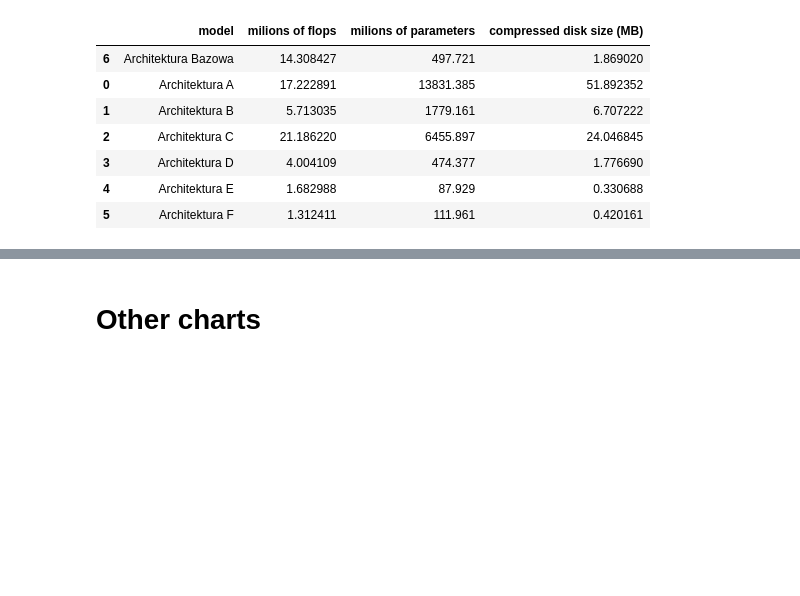
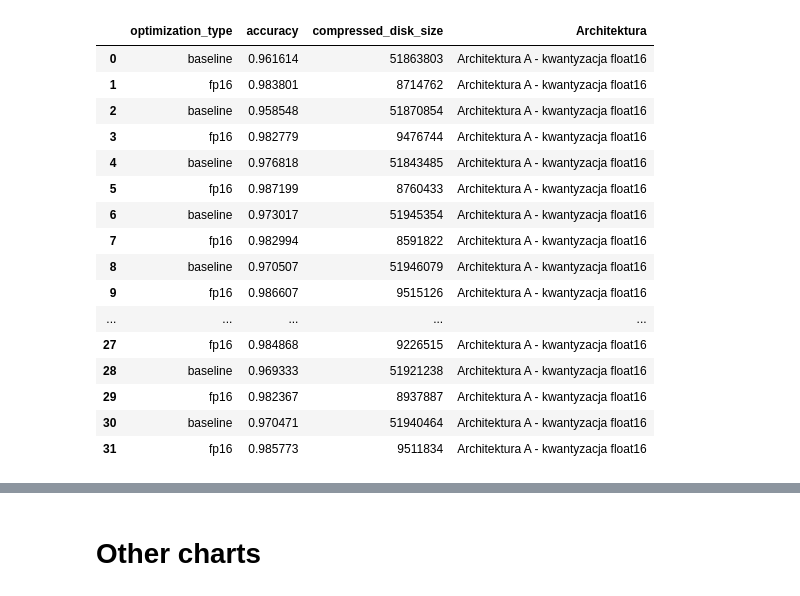
Before and after one commit to WestedCrean/master-thesis, a Jupyter notebook: notebooks/results_analysis/summary_phcd_quantization.ipynb, the cells around one changed output, grey strips where cells are left out. Saved outputs shown, nothing was run; the diff lists cells and outputs as text; code cells hidden in the pictures; blank space fills up the shorter version.

```diff
--- a/notebooks/results_analysis/summary_phcd_quantization.ipynb
+++ b/notebooks/results_analysis/summary_phcd_quantization.ipynb
@@ -157,25 +1,48 @@ summary_df
-# %%
-final_summary = summary_df[["model", "milions of flops", "milions of parameters", "compressed disk size (MB)"]]
-
-# sort like this: Baseline, A, B, C, D, E, F
-
-final_summary = final_summary.sort_values(by=["model"], key=lambda x: x.map({
-    "Architektura Bazowa": 0,
-    "Architektura A": 1,
-    "Architektura B": 2,
-    "Architektura C": 3,
-    "Architektura D": 4,
-    "Architektura E": 5,
-    "Architektura F": 6
-}))
-
-final_summary
-# %% [output]
-|  | model | milions of flops | milions of parameters | compressed disk size (MB) |
-| 6 | Architektura Bazowa | 14.308427 | 497.721 | 1.869020 |
-| 0 | Architektura A | 17.222891 | 13831.385 | 51.892352 |
-| 1 | Architektura B | 5.713035 | 1779.161 | 6.707222 |
-| 2 | Architektura C | 21.186220 | 6455.897 | 24.046845 |
-| 3 | Architektura D | 4.004109 | 474.377 | 1.776690 |
-| 4 | Architektura E | 1.682988 | 87.929 | 0.330688 |
-| 5 | Architektura F | 1.312411 | 111.961 | 0.420161 |
+# %%
+import wandb
+import pandas as pd
+import pathlib
+
+import matplotlib.pyplot as plt
+import seaborn as sns
+
+sns.set_style("whitegrid")
+
+
+data_dir = pathlib.Path("./results/quantization")
+data_dir_phcd_paper = pathlib.Path("./results/phcd_paper")
+
+arch_1 = pd.read_csv(data_dir / "optimalization_results_arch-1.csv")
+arch_2 = pd.read_csv(data_dir / "optimalization_results_arch-2.csv")
+arch_7 = pd.read_csv(data_dir / "optimalization_results_arch-7.csv")
+arch_baseline = pd.read_csv(data_dir / "optimalization_results_arch-baseline.csv")
+
+arch_1 = arch_1[['optimization_type', 'accuracy', 'compressed_disk_size']]
+arch_2 = arch_2[['optimization_type', 'accuracy', 'compressed_disk_size']]
+arch_7 = arch_7[['optimization_type', 'accuracy', 'compressed_disk_size']]
+arch_baseline = arch_baseline[['optimization_type', 'accuracy', 'compressed_disk_size']]
+
+arch_1['Architektura'] = 'Architektura A - kwantyzacja float16'
+arch_2['Architektura'] = 'Architektura B - kwantyzacja float16'
+arch_7['Architektura'] = 'Architektura F - kwantyzacja float16'
+arch_baseline['Architektura'] = 'Architektura Bazowa - kwantyzacja float16'
+
+arch_1
+# %% [output]
+|  | optimization_type | accuracy | compressed_disk_size | Architektura |
+| 0 | baseline | 0.961614 | 51863803 | Architektura A - kwantyzacja float16 |
+| 1 | fp16 | 0.983801 | 8714762 | Architektura A - kwantyzacja float16 |
+| 2 | baseline | 0.958548 | 51870854 | Architektura A - kwantyzacja float16 |
+| 3 | fp16 | 0.982779 | 9476744 | Architektura A - kwantyzacja float16 |
+| 4 | baseline | 0.976818 | 51843485 | Architektura A - kwantyzacja float16 |
+| 5 | fp16 | 0.987199 | 8760433 | Architektura A - kwantyzacja float16 |
+| 6 | baseline | 0.973017 | 51945354 | Architektura A - kwantyzacja float16 |
+| 7 | fp16 | 0.982994 | 8591822 | Architektura A - kwantyzacja float16 |
+| 8 | baseline | 0.970507 | 51946079 | Architektura A - kwantyzacja float16 |
+| 9 | fp16 | 0.986607 | 9515126 | Architektura A - kwantyzacja float16 |
+| ... | ... | ... | ... | ... |
+| 27 | fp16 | 0.984868 | 9226515 | Architektura A - kwantyzacja float16 |
+| 28 | baseline | 0.969333 | 51921238 | Architektura A - kwantyzacja float16 |
+| 29 | fp16 | 0.982367 | 8937887 | Architektura A - kwantyzacja float16 |
+| 30 | baseline | 0.970471 | 51940464 | Architektura A - kwantyzacja float16 |
+| 31 | fp16 | 0.985773 | 9511834 | Architektura A - kwantyzacja float16 |
```
Also changed, not shown: parts of 32 cells of this notebook, 4 other files.
